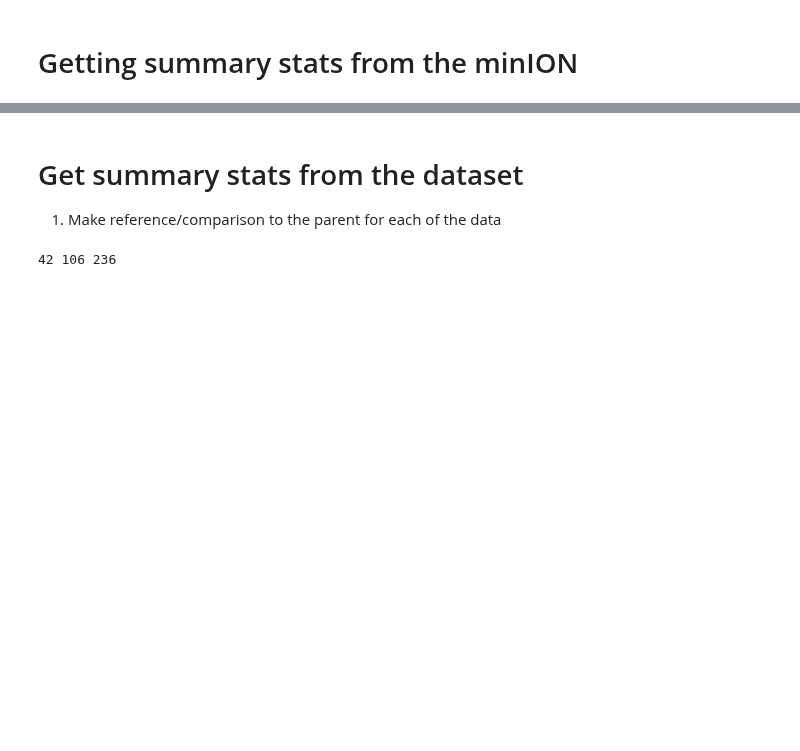
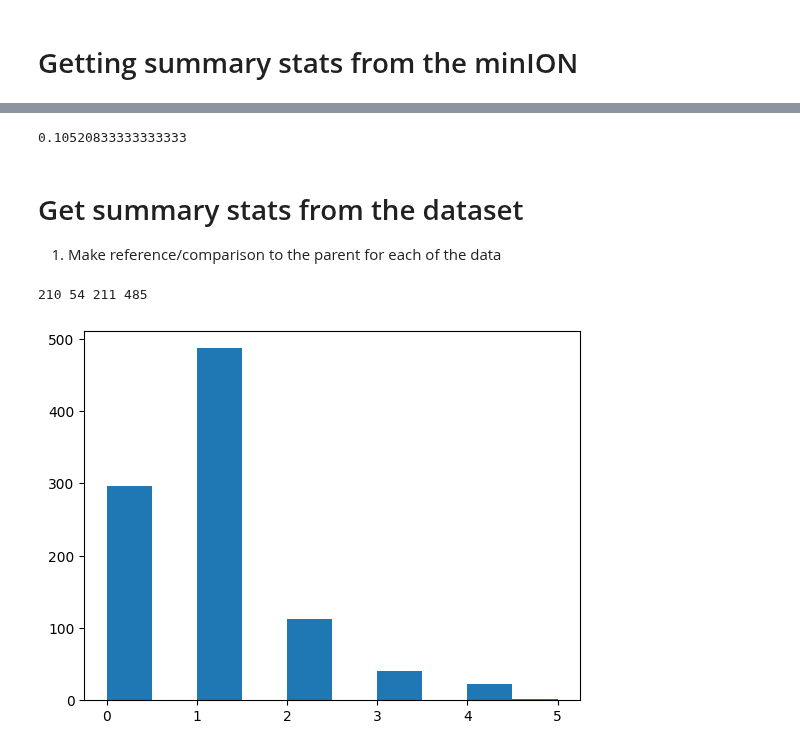
Before and after one commit to fhalab/LevSeq, a Jupyter notebook: manucript/notebooks/Ape AGW/Summary Stats.ipynb, the cells around one changed output, grey strips where cells are left out. Drawn from its saved outputs; the diff is of its cells as text; code cells hidden in the pictures; blank space fills up the shorter version.

```diff
--- a/manucript/notebooks/Ape AGW/Summary Stats.ipynb
+++ b/manucript/notebooks/Ape AGW/Summary Stats.ipynb
@@ -9,6 +9,7 @@ import os
 data_dir = '/Users/ariane/Documents/code/MinION/manucript/notebooks/Ape AGW/Data/'
 # First we want to map between the dataset with the LC-MS results and the raw data columns
 evseq_df = pd.read_csv(f'{data_dir}ep_EVSeqL/20240422-YL.csv', index_col=0)
+print(len(evseq_df))
 evseq_df['Experiment'] = '20240422'
 # Need to have an experiment tag as well
 evseq_df['id'] = [f'{p[0]}_{p[1]}_{p[2]}' for p in evseq_df[['Experiment', 'Plate', 'Well']].values]
@@ -19,7 +20,7 @@ evseq2_df['Experiment'] = '20240502'
 evseq2_df['id'] = [f'{p[0]}_{p[1]}_{p[2]}' for p in evseq2_df[['Experiment', 'Plate', 'Well']].values]
 # 300-1.csv
 evseq_df = pd.concat([evseq2_df, evseq_df])
-
+print(len(evseq_df))
 # Also get all the LC-MS data
 files = os.listdir(f'{data_dir}lcms-processed/')
 data_df = pd.DataFrame()
@@ -32,14 +33,15 @@ for f in files:
     # Now add in the actual ID too
     df['id'] = [f'{p[0]}_{p[1]}_{p[2]}' for p in df[['Experiment', 'Plate', 'Well']].values]
     data_df = pd.concat([data_df, df])
-
+print(len(data_df))
 # Also get all the LC-MS data for the second run
 files = os.listdir(f'{data_dir}MinION parlq round2/')
 for f in files:
+    print(f)
     if f != 'yl-20240502.csv' and '.csv' in f:
         df = pd.read_csv(f'{data_dir}MinION parlq round2/{f}')
         # Make the ID based on the filename
-        plate_id = f.split('.csv')[0]
+        plate_id = f.split('.csv')[0].replace('parlq2-', '')
         df['Plate'] = plate_id
         df['Experiment'] = '20240502'
         # Now add in the actual ID too
@@ -50,7 +52,9 @@ for f in files:
 # Set the index for both of them
 data_df.set_index('id', inplace=True)
 evseq_df.set_index('id', inplace=True)
-df = data_df.join(evseq_df, how='inner', lsuffix='_data')
+print(len(data_df))
+df = evseq_df.join(data_df, how='inner', lsuffix='_data')
+print(len(df))
 
 # Save to a csv
 df.to_csv(f'{data_dir}output.csv')
@@ -57,3 +96,7 @@ df.to_csv(f'{data_dir}output.csv')
+# %%
+len(df[df['Alignment Count'] > 100])/len(df)
+# %% [output]
+0.10520833333333333
 # %% [markdown]
 # Get summary stats from the dataset
 
@@ -61,10 +104,26 @@ df.to_csv(f'{data_dir}output.csv')
 # %%
 from sciutil import *
 
+# Now we want to also calculate any "outliers" presumably these will be the ones with many mutations
+df['# mutations'] = [len(x.split('_')) if x != '#PARENT#' else 0 for x in df['Mutations'].values]
+df['trunc_label'] = ['Truncated' if '*' in v else 'OK' for v in df['aa_variant'].values]
+df['trunc_label'].value_counts()
+df['Variant_data'] = [v if 'DEL' not in str(v) else '#DEL#' for v in df['Variant_data'].values]
 
-na_df = df[df['Variant'] == '#N.A.#']
-parent_df = df[df['Variant'] == '#PARENT#']
-variant_df = df[~df['Variant'].isin(['#PARENT#', '#N.A.#'])]
-print(len(na_df), len(parent_df), len(variant_df))
+plt.hist(df['# mutations'])
+features = ['cis', 'trans', 'Average mutation frequency', '# mutations', 'Alignment Count']
+# Normalise each of these columns
+# Let's first drop parenst # df[df['EPS'].notna()]
+for f in features:
+    vals = df[f].values
+    df[f'{f}_norm'] = (vals - np.nanmean(vals))/(np.nanstd(vals))
+    df[f'{f}_log2'] = np.log2(vals + 1)
+
+na_df = df[df['Variant_data'] == '#N.A.#']
+del_df = df[df['Variant_data'] == '#DEL#']
+parent_df = df[df['Variant_data'] == '#PARENT#']
+variant_df = df[~df['Variant_data'].isin(['#PARENT#', '#N.A.#', '#DEL#'])]
+print(len(na_df), len(del_df), len(parent_df), len(variant_df))
 # %% [output]
-42 106 236
+210 54 211 485
+[figure, added]
```
Also changed, not shown: parts of 23 cells of this notebook.
